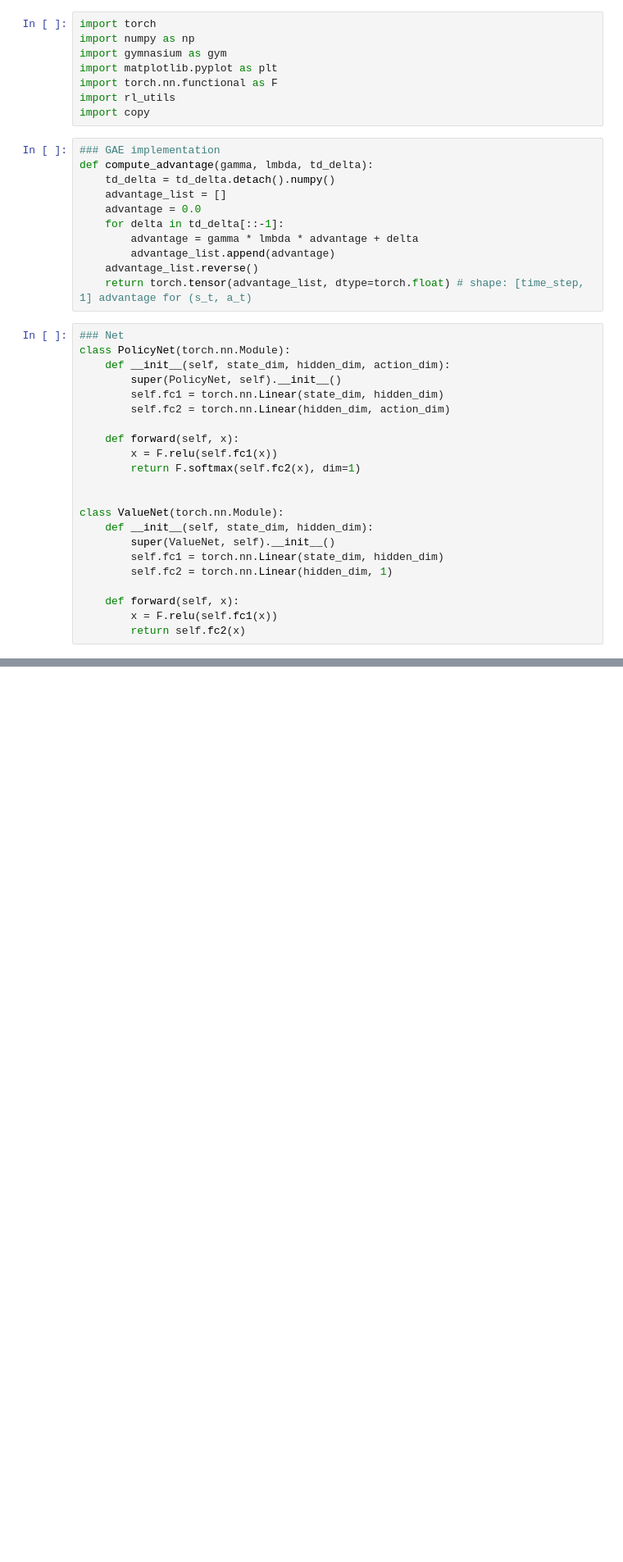
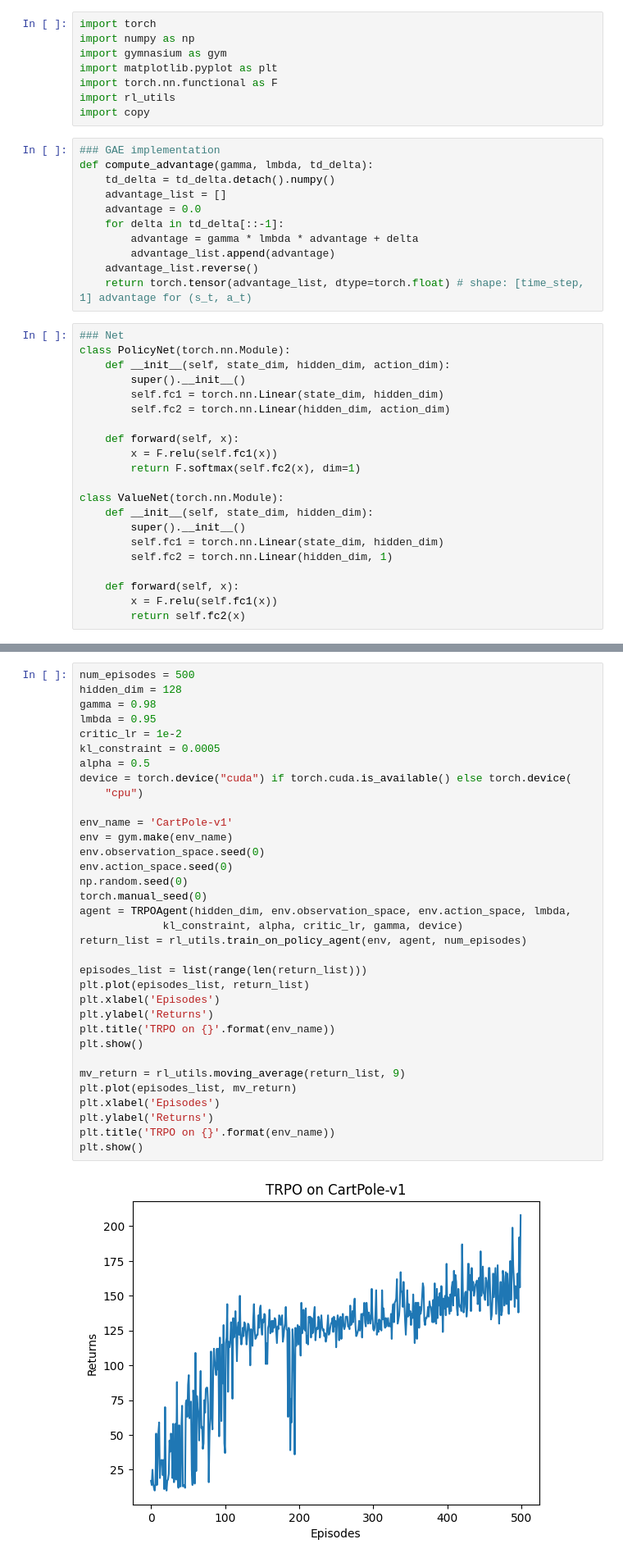
Before and after one commit to I0G4N/d2l-rl, a Jupyter notebook: chapter11.ipynb, the cells around one changed output, grey strips where cells are left out. Shown: that part at 82% size. Cells and saved outputs as stored; diff of their text form; blank space fills up the shorter version.

```diff
--- a/chapter11.ipynb
+++ b/chapter11.ipynb
@@ -21,7 +21,7 @@ def compute_advantage(gamma, lmbda, td_delta):
 ### Net
 class PolicyNet(torch.nn.Module):
     def __init__(self, state_dim, hidden_dim, action_dim):
-        super(PolicyNet, self).__init__()
+        super().__init__()
         self.fc1 = torch.nn.Linear(state_dim, hidden_dim)
         self.fc2 = torch.nn.Linear(hidden_dim, action_dim)
 
@@ -29,10 +29,9 @@ class PolicyNet(torch.nn.Module):
         x = F.relu(self.fc1(x))
         return F.softmax(self.fc2(x), dim=1)
 
-
 class ValueNet(torch.nn.Module):
     def __init__(self, state_dim, hidden_dim):
-        super(ValueNet, self).__init__()
+        super().__init__()
         self.fc1 = torch.nn.Linear(state_dim, hidden_dim)
         self.fc2 = torch.nn.Linear(hidden_dim, 1)
 
@@ -183,0 +174,36 @@ tensor(2.)
+# %%
+num_episodes = 500
+hidden_dim = 128
+gamma = 0.98
+lmbda = 0.95
+critic_lr = 1e-2
+kl_constraint = 0.0005
+alpha = 0.5
+device = torch.device("cuda") if torch.cuda.is_available() else torch.device(
+    "cpu")
+
+env_name = 'CartPole-v1'
+env = gym.make(env_name)
+env.observation_space.seed(0)
+env.action_space.seed(0)
+np.random.seed(0)
+torch.manual_seed(0)
+agent = TRPOAgent(hidden_dim, env.observation_space, env.action_space, lmbda,
+             kl_constraint, alpha, critic_lr, gamma, device)
+return_list = rl_utils.train_on_policy_agent(env, agent, num_episodes)
+
+episodes_list = list(range(len(return_list)))
+plt.plot(episodes_list, return_list)
+plt.xlabel('Episodes')
+plt.ylabel('Returns')
+plt.title('TRPO on {}'.format(env_name))
+plt.show()
+
+mv_return = rl_utils.moving_average(return_list, 9)
+plt.plot(episodes_list, mv_return)
+plt.xlabel('Episodes')
+plt.ylabel('Returns')
+plt.title('TRPO on {}'.format(env_name))
+plt.show()
+# %% [output]
+[figure, added]
```
Also changed, not shown: parts of 3 cells of this notebook.
